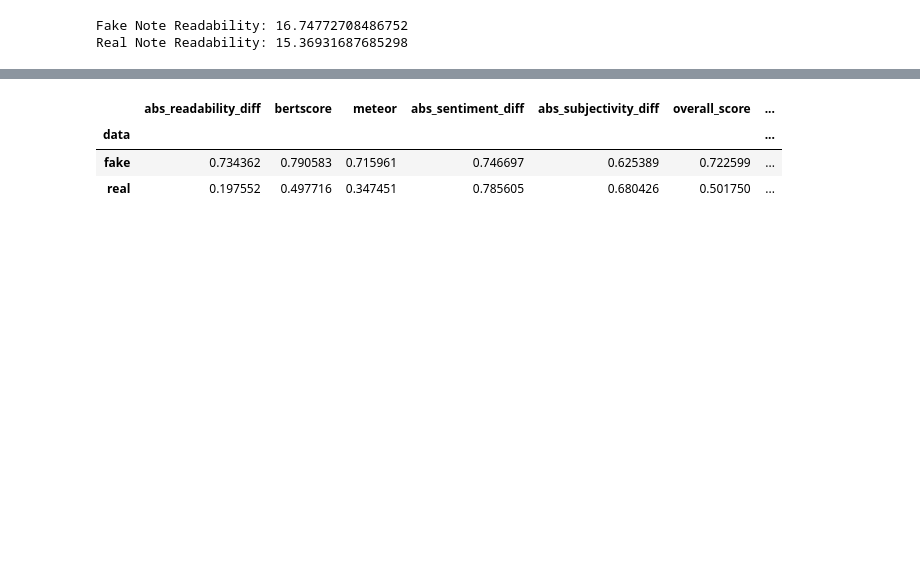
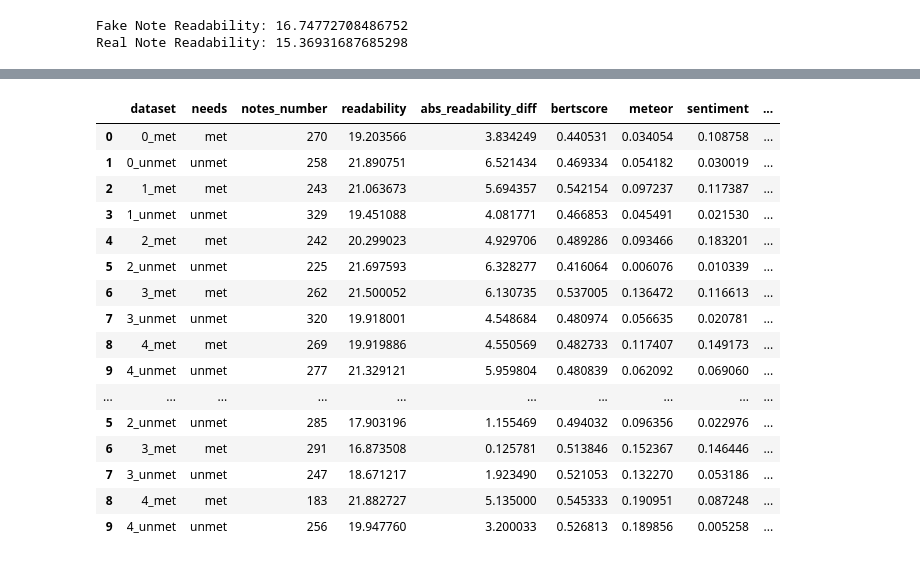
Before and after one commit to isabel-ronan/localSyntheticData, a Jupyter notebook: palliativeCareNotesRealVsFake_syntheticNotesLocal/analyseOutputs.ipynb, the cells around one changed output, grey strips where cells are left out. Drawn from its saved outputs; the diff is of its cells as text; code cells hidden in the pictures; blank space fills up the shorter version.

```diff
--- a/palliativeCareNotesRealVsFake_syntheticNotesLocal/analyseOutputs.ipynb
+++ b/palliativeCareNotesRealVsFake_syntheticNotesLocal/analyseOutputs.ipynb
@@ -196,10 +214,23 @@ os.makedirs(f'./{OUTPUT_DIR}/', exist_ok=True)
 scaled_df.to_csv(f'./{OUTPUT_DIR}/evaluated_scaled_results.csv', index=False)
 resultant_df.to_csv(f'./{OUTPUT_DIR}/raw_evaluation_results.csv', index=False)
 mean_scores.to_csv(f'./{OUTPUT_DIR}/mean_results.csv', index=False)
-# %%
-mean_scores
-# %% [output]
-|  | abs_readability_diff | bertscore | meteor | abs_sentiment_diff | abs_subjectivity_diff | overall_score | ... |
-| data |  |  |  |  |  |  | ... |
-| fake | 0.734362 | 0.790583 | 0.715961 | 0.746697 | 0.625389 | 0.722599 | ... |
-| real | 0.197552 | 0.497716 | 0.347451 | 0.785605 | 0.680426 | 0.501750 | ... |
+# %%
+resultant_df
+# %% [output]
+|  | dataset | needs | notes_number | readability | abs_readability_diff | bertscore | meteor | sentiment | ... |
+| 0 | 0_met | met | 270 | 19.203566 | 3.834249 | 0.440531 | 0.034054 | 0.108758 | ... |
+| 1 | 0_unmet | unmet | 258 | 21.890751 | 6.521434 | 0.469334 | 0.054182 | 0.030019 | ... |
+| 2 | 1_met | met | 243 | 21.063673 | 5.694357 | 0.542154 | 0.097237 | 0.117387 | ... |
+| 3 | 1_unmet | unmet | 329 | 19.451088 | 4.081771 | 0.466853 | 0.045491 | 0.021530 | ... |
+| 4 | 2_met | met | 242 | 20.299023 | 4.929706 | 0.489286 | 0.093466 | 0.183201 | ... |
+| 5 | 2_unmet | unmet | 225 | 21.697593 | 6.328277 | 0.416064 | 0.006076 | 0.010339 | ... |
+| 6 | 3_met | met | 262 | 21.500052 | 6.130735 | 0.537005 | 0.136472 | 0.116613 | ... |
+| 7 | 3_unmet | unmet | 320 | 19.918001 | 4.548684 | 0.480974 | 0.056635 | 0.020781 | ... |
+| 8 | 4_met | met | 269 | 19.919886 | 4.550569 | 0.482733 | 0.117407 | 0.149173 | ... |
+| 9 | 4_unmet | unmet | 277 | 21.329121 | 5.959804 | 0.480839 | 0.062092 | 0.069060 | ... |
+| ... | ... | ... | ... | ... | ... | ... | ... | ... | ... |
+| 5 | 2_unmet | unmet | 285 | 17.903196 | 1.155469 | 0.494032 | 0.096356 | 0.022976 | ... |
+| 6 | 3_met | met | 291 | 16.873508 | 0.125781 | 0.513846 | 0.152367 | 0.146446 | ... |
+| 7 | 3_unmet | unmet | 247 | 18.671217 | 1.923490 | 0.521053 | 0.132270 | 0.053186 | ... |
+| 8 | 4_met | met | 183 | 21.882727 | 5.135000 | 0.545333 | 0.190951 | 0.087248 | ... |
+| 9 | 4_unmet | unmet | 256 | 19.947760 | 3.200033 | 0.526813 | 0.189856 | 0.005258 | ... |
```
Also changed, not shown: parts of 7 cells of this notebook, 30 other files.
